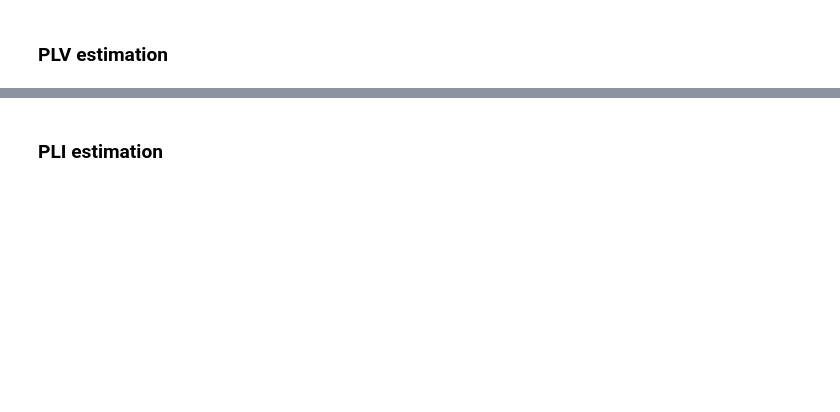
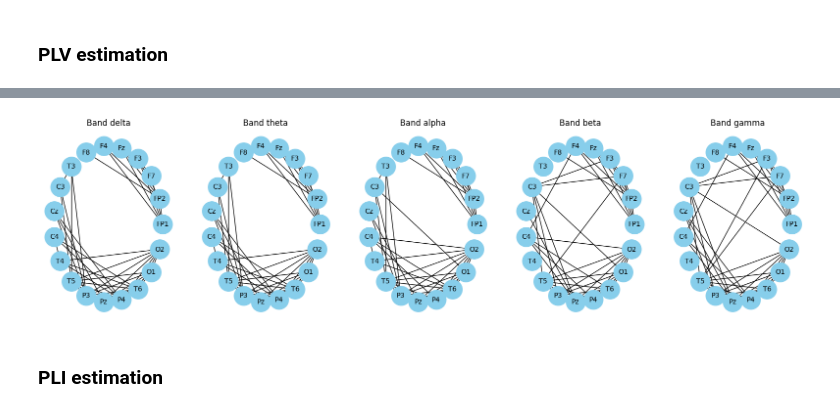
Before and after one commit to h1de0us/mer-eeg-analysis, a Jupyter notebook: connectivity/connectivity-deap.ipynb, the cells around one changed output, grey strips where cells are left out. Saved outputs shown, nothing was run; the diff lists cells and outputs as text; code cells hidden in the pictures; blank space fills up the shorter version.

```diff
--- a/connectivity/connectivity-deap.ipynb
+++ b/connectivity/connectivity-deap.ipynb
@@ -124,3 +155,6 @@ info["chs"][0]
  'coil_type': 1 (FIFFV_COIL_EEG),
  'kind': 2 (FIFFV_EEG_CH),
  'loc': array([nan, nan, nan, nan, nan, nan, nan, nan, nan, nan, nan, nan])}
+# %%
+channel_names = {i: ch["ch_name"] for i, ch in enumerate(info["chs"])}
+channel_names
@@ -155,3 +209,7 @@ eeg_graph.create_graph(con_data)
+# %%
+plot_graphs(con_plv.get_data(output="dense"), n_connections=50, channel_names=channel_names)
+# %% [output]
+[figure, added]
 # %% [markdown]
 ### PLI estimation
 # %%
```
Also changed, not shown: parts of 23 cells of this notebook, 4 other files.
